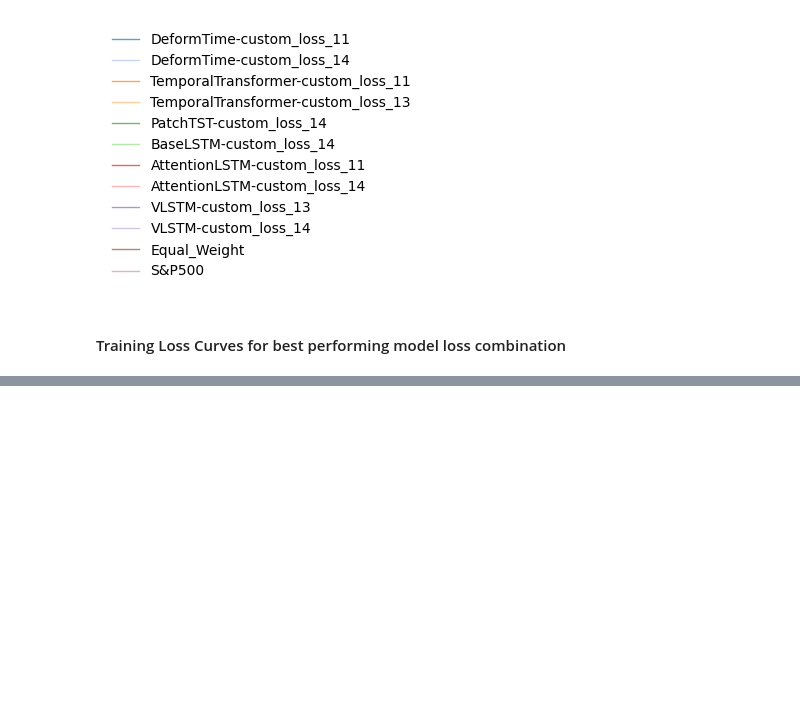
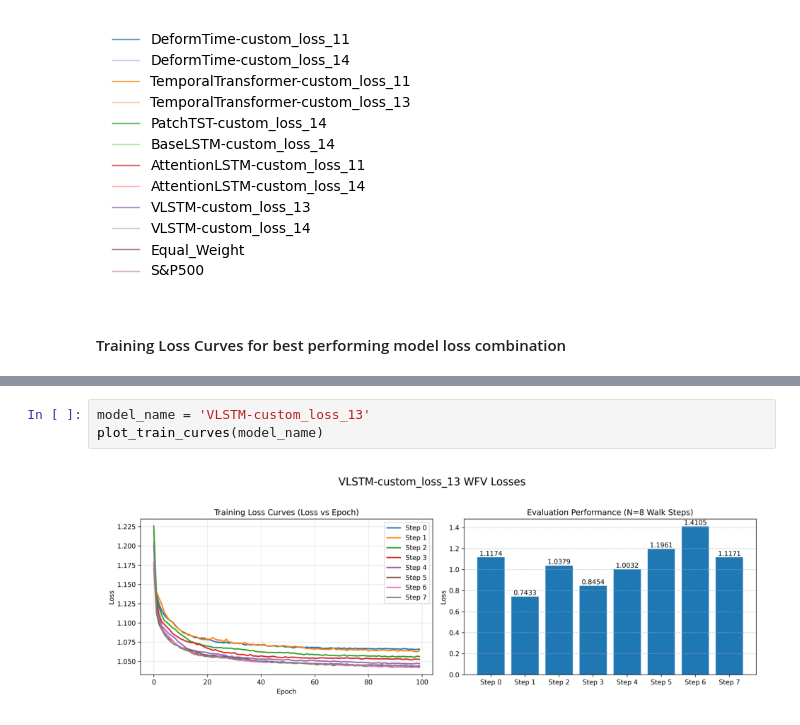
Before and after one commit to travisdesell/exact, a Jupyter notebook: financial_loss_functions/exploration/model_selection.ipynb, the cells around one changed output, grey strips where cells are left out. Drawn from its saved outputs; the diff is of its cells as text; blank space fills up the shorter version.

```diff
--- a/financial_loss_functions/exploration/model_selection.ipynb
+++ b/financial_loss_functions/exploration/model_selection.ipynb
@@ -441,0 +459,5 @@ opti_hparams.get('TemporalTransformer-custom_loss_11')
+# %%
+model_name = 'VLSTM-custom_loss_13'
+plot_train_curves(model_name)
+# %% [output]
+[figure, added]
```
Also changed, not shown: parts of 10 cells of this notebook.
